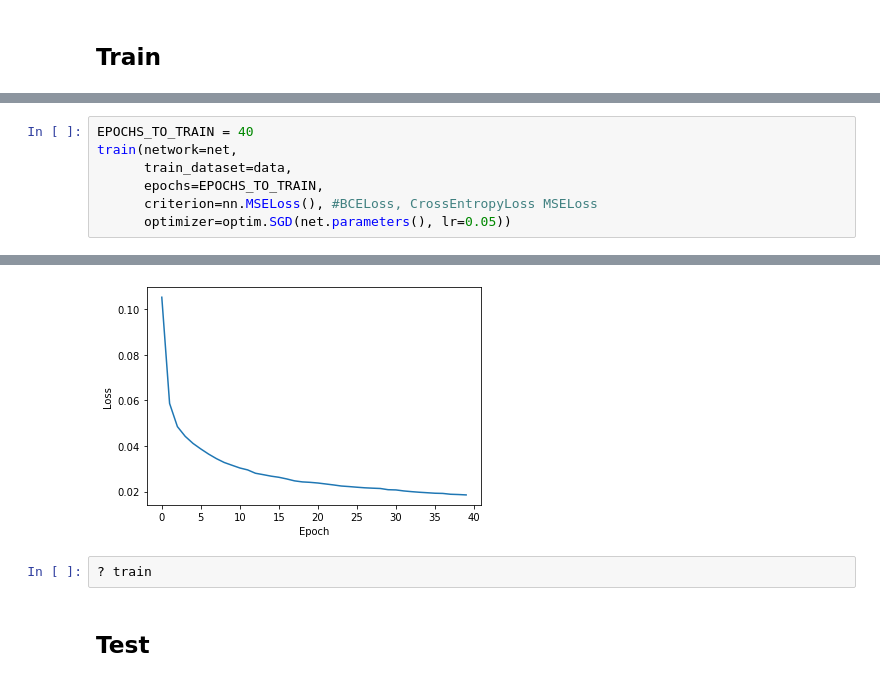
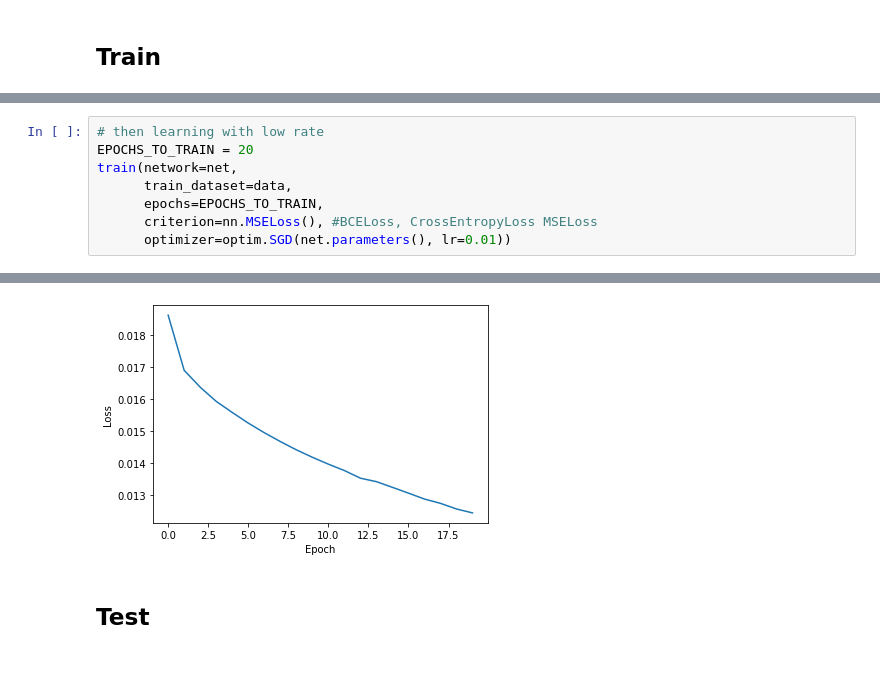
Before and after one commit to ivan-shargin/cvr_course, a Jupyter notebook: notebooks/nn_sem5_pt2_hw5.ipynb, the cells around one changed output, grey strips where cells are left out. Cells and saved outputs as stored; diff of their text form.

```diff
--- a/notebooks/nn_sem5_pt2_hw5.ipynb
+++ b/notebooks/nn_sem5_pt2_hw5.ipynb
@@ -205,8 +225,9 @@ Net(
 # %%
-EPOCHS_TO_TRAIN = 40
+# then learning with low rate
+EPOCHS_TO_TRAIN = 20
 train(network=net,
       train_dataset=data,
       epochs=EPOCHS_TO_TRAIN,
       criterion=nn.MSELoss(), #BCELoss, CrossEntropyLoss MSELoss
-      optimizer=optim.SGD(net.parameters(), lr=0.05))
+      optimizer=optim.SGD(net.parameters(), lr=0.01))
 # %% [output]
@@ -230,6 +254,4 @@ Epoch       39 Loss: 0.018555362872214362
-[figure, old version]
+[figure, new version]
-# %%
-? train
 # %% [markdown]
 ## Test
 # %%
```
Also changed, not shown: parts of 20 cells of this notebook.
